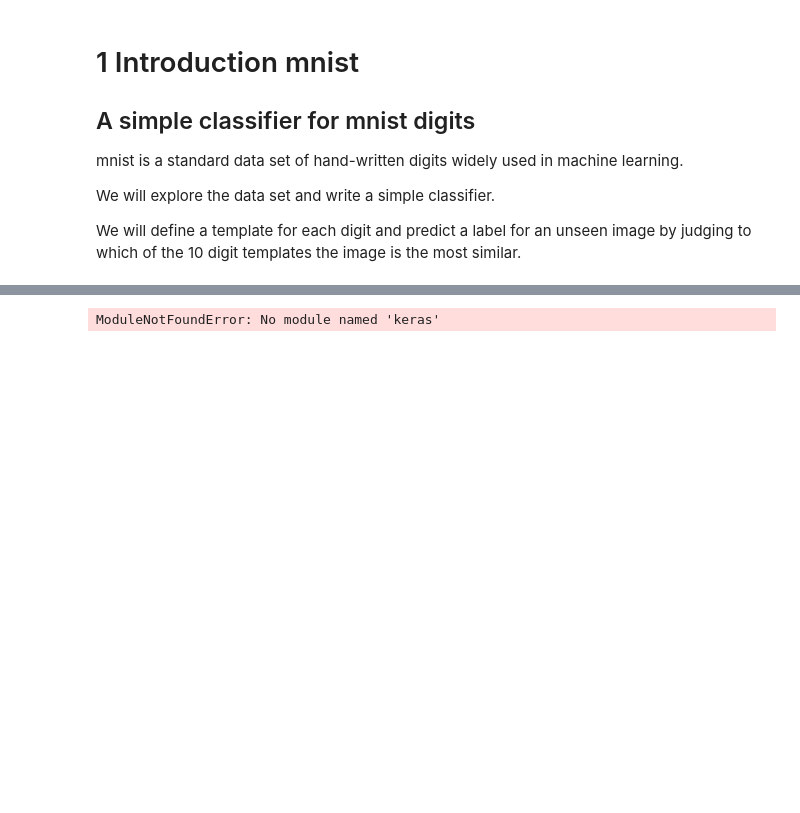
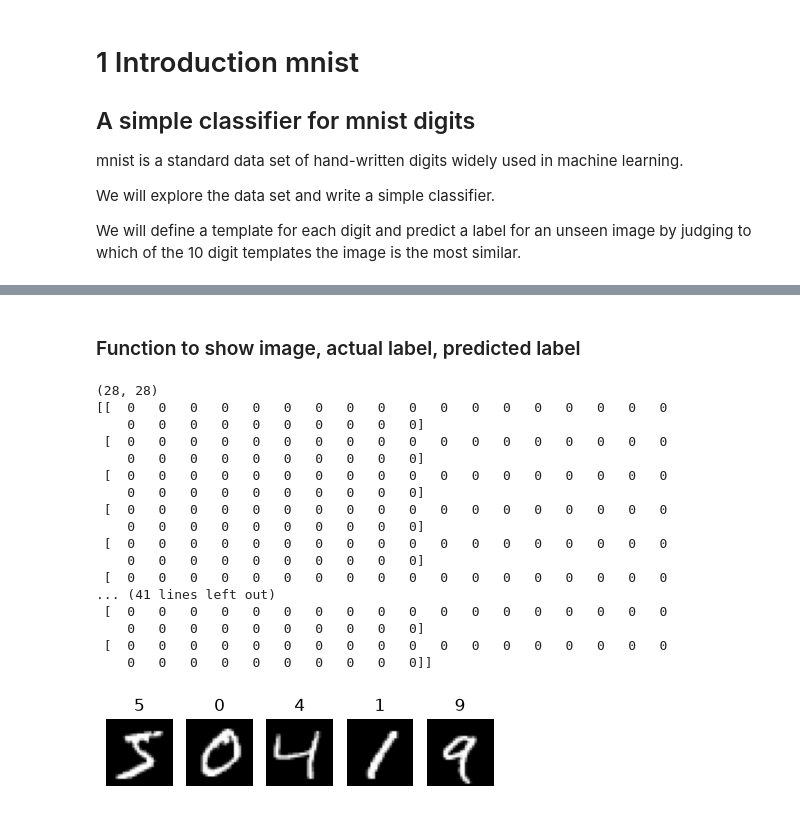
Before and after one commit to dikshita0719/Intelligent-Systems, a Jupyter notebook: 1_introduction_mnist.ipynb, the cells around one changed output, grey strips where cells are left out. Cells and saved outputs as stored; diff of their text form; code cells hidden in the pictures; blank space fills up the shorter version.

Commit message:
Learn: load data from MNIST, show images with their labels+prediction, show random train img,turn grayscale -> bw, select templare(show random nums or first occuring), define euclidean distance

```diff
--- a/1_introduction_mnist.ipynb
+++ b/1_introduction_mnist.ipynb
@@ -13,30 +45,6 @@ We will define a template for each digit and predict a label for an unseen image
+# %% [markdown]
+### Function to show image, actual label, predicted label
 # %%
-#@title Load mnist data
-
-from keras.datasets import mnist
-import matplotlib.pyplot as plt
-import numpy as np
-from collections import defaultdict
-from tqdm import tqdm
-
-
-
-# load mnist data separated into images (x) and labels (y)
-# and separated into training and test data
-
-(x_train, y_train), (x_test, y_test) = mnist.load_data()
-
-
-
-# label2id is a dictionary with digit as key and
-# a list of ids for that digits
-
-label2id = defaultdict(list)
-for i,y in enumerate(y_train):
-  label2id[y].append(i)
-
-
-
 # show takes a list of images and list of labels and
 # plots them next to each other
 # optionally predicted labels y_pred can be defined
@@ -47,12 +55,52 @@ def show(x,y, y_pred=None):
   for i in range(n):
     plt.subplot(1, n, i+1)
     plt.axis('off')
-    plt.imshow(x[i].reshape(28,28), cmap='gray')
+    plt.imshow(x[i].reshape(28,28), cmap='gray', vmin=0, vmax=255)
 
     if y_pred is not None:          # print true and poredicted label
       plt.title("%d/%d"%(y[i],y_pred[i]))
-    elif y!=[]:
+    elif len(y) > 0:
       plt.title("%d"%y[i])
   plt.show()
-# %% [output]
-ModuleNotFoundError: No module named 'keras'
+# %%
+#
+#So basically, there are 60,000 training images and 10,000 test image.
+# Each IMAGE is 28*28 pixels (2D)
+#       --> NumPy Array with 28 rows with 28 columns,
+#           and can be considered as a matrix with
+#           28 rows and 28 columns with values from 0-255 each.
+
+#Can be flattened to 1D array of 784 pixels (784 values from 0-255)
+print(x_train[2].shape)
+print(x_train[2])
+#input parameters
+# x: actual images
+# y: actual labels(can be more than x,
+#                  will simply be ignored because
+#                  the loop does not run more than
+#                  n times(length of x))
+#y_pred: predicted labels(optional: they are just the label PREDICTED
+#                          by the model, but i am not using a model yet,
+#                          so i just give them manually (or not))
+#
+
+show(x_train[:5], y_train[:5])
+# %% [output]
+(28, 28)
+[[  0   0   0   0   0   0   0   0   0   0   0   0   0   0   0   0   0   0
+    0   0   0   0   0   0   0   0   0   0]
+ [  0   0   0   0   0   0   0   0   0   0   0   0   0   0   0   0   0   0
+    0   0   0   0   0   0   0   0   0   0]
+ [  0   0   0   0   0   0   0   0   0   0   0   0   0   0   0   0   0   0
+    0   0   0   0   0   0   0   0   0   0]
+ [  0   0   0   0   0   0   0   0   0   0   0   0   0   0   0   0   0   0
+    0   0   0   0   0   0   0   0   0   0]
+ [  0   0   0   0   0   0   0   0   0   0   0   0   0   0   0   0   0   0
+    0   0   0   0   0   0   0   0   0   0]
+ [  0   0   0   0   0   0   0   0   0   0   0   0   0   0   0   0   0   0
+... (41 lines left out)
+ [  0   0   0   0   0   0   0   0   0   0   0   0   0   0   0   0   0   0
+    0   0   0   0   0   0   0   0   0   0]
+ [  0   0   0   0   0   0   0   0   0   0   0   0   0   0   0   0   0   0
+    0   0   0   0   0   0   0   0   0   0]]
+[figure, added]
```
Also changed, not shown: parts of 11 cells of this notebook.
